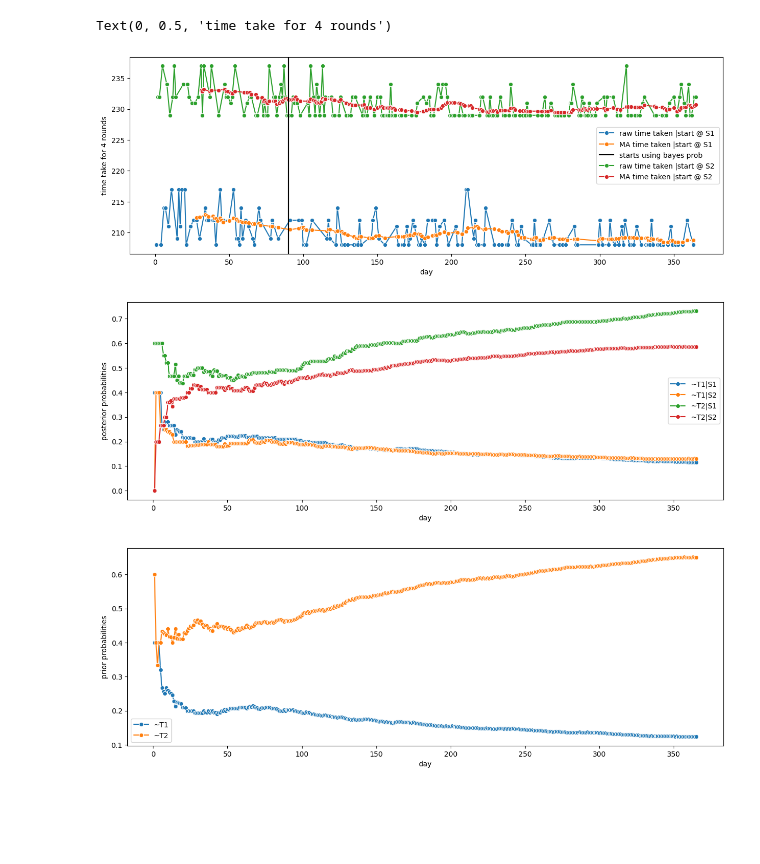
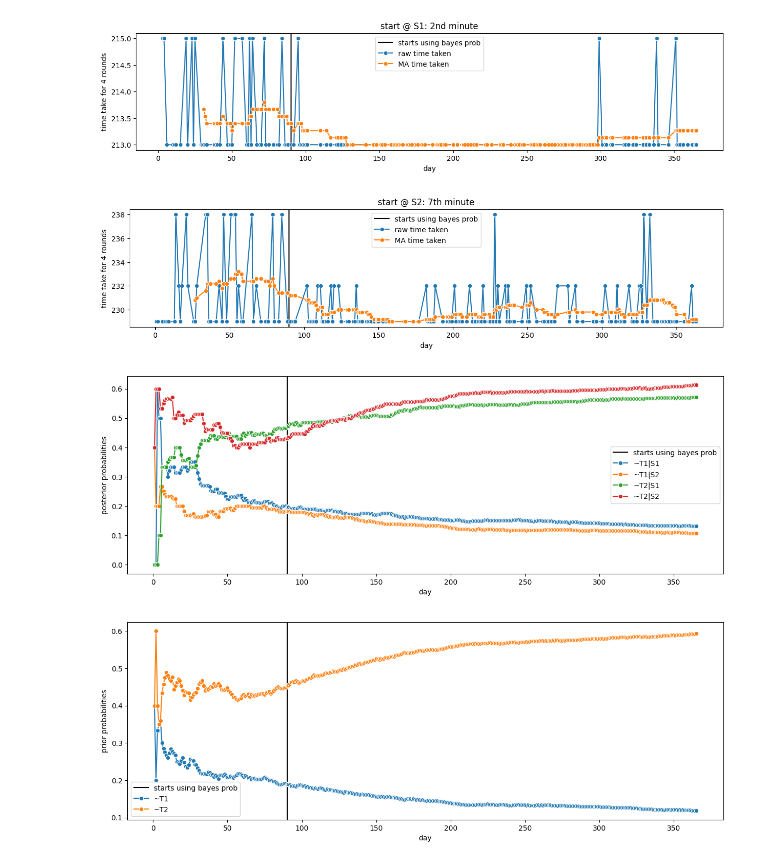
Before and after one commit to SanjayaElvitigala/hands_on_experiments_repo, a Jupyter notebook: blog/bayes_simu/bayes_simu_example.ipynb, the cells around one changed output. Saved outputs shown, nothing was run; the diff lists cells and outputs as text; code cells hidden in the pictures; blank space fills up the shorter version.

```diff
--- a/blog/bayes_simu/bayes_simu_example.ipynb
+++ b/blog/bayes_simu/bayes_simu_example.ipynb
@@ -8,26 +8,22 @@ import matplotlib.pyplot as plt
 # %%
 t_player_starts = [2,7]
 st_time_labels = ['S1','S2']
+minute_suffix = ['nd','th']
 traffic_lanes = ['T1','T2']
 
 t_lights_on = 5 #mins : time duration of traffic lights
-T1_on_frq = 5 # every 5 minutes T1 traffic light is on
+T1_on_frq = 10 # every 5 minutes T1 traffic light is on
 T2_on_frq = 30 # every 30 minutes T2 traffic light is on
 
 st_to_mid = 10 #mins : time taken to middle from start point
-mid_to_end = 10 #mins : time taken from middle to top of the road
+mid_to_top = 10 #mins : time taken from middle to top of the road
 
-# Note that time from the middle of the road to the starting point is st_to_mid+2*mid_to_end
-
-n_mins = 120 #mins
-
+# Note that time from the middle of the road to the starting point is st_to_mid+2*mid_to_top
+n_mins = 1000 #mins
 n_days = 365 #days
 trial_period = 90 #days
 
-
 n_rounds = 4
-
-
 operate_times = lambda on_freq : np.arange(start=0,stop=n_mins, step=on_freq)
 
 T1_start_end = np.concatenate(
@@ -125,7 +121,6 @@ for day in range(1,n_days+1):
         traf_light_time = get_waiting_time(traffic_lane_st_end[chosen_lane], t_taken)
         t_taken+=traf_light_time
 
-
         if traf_light_time==0:
             mod_chosen_lane = f'~{chosen_lane}'
         else:
@@ -135,7 +130,7 @@ for day in range(1,n_days+1):
         count_tracker[mod_chosen_lane]+=1
 
 
-        t_taken+=(2*mid_to_end+st_to_mid)
+        t_taken+=(2*mid_to_top+st_to_mid)
         curr_place = 'start'
         rounds+=1
 
@@ -143,18 +138,22 @@ for day in range(1,n_days+1):
     time_taken_record[st_label]['day'].append(day)
     time_taken_record[st_label]['time'].append(t_taken-st_time)
 # %%
-plt.figure(figsize=(15,5))
 
-for st_lab in st_time_labels:
+for index, st_lab in enumerate(st_time_labels):
+    start_t_str = f'{st_lab}: '+str(t_player_starts[index])+minute_suffix[index]
+
+    plt.figure(figsize=(15,3))
+    plt.axvline(trial_period, color = 'black',label='starts using bayes prob')
     plot_df = pd.DataFrame(time_taken_record[st_lab])
     plot_df['ma_time']  = plot_df['time'].rolling(15).mean()
-    sns.lineplot(data=plot_df,x='day',y='time', marker='o', label=f'raw time taken |start @ {st_lab} ')
-    sns.lineplot(data=plot_df,x='day',y='ma_time', marker='o', label=f'MA time taken |start @ {st_lab} ')
-    plt.axvline(trial_period, color = 'black',label='starts using bayes prob')
-plt.ylabel(f'time take for {n_rounds} rounds')
+    sns.lineplot(data=plot_df,x='day',y='time', marker='o', label=f'raw time taken')
+    sns.lineplot(data=plot_df,x='day',y='ma_time', marker='o', label=f'MA time taken')
+
+    plt.title(f'start @ {start_t_str} minute')
+    plt.ylabel(f'time take for {n_rounds} rounds')
 # %% [output]
-Text(0, 0.5, 'time take for 4 rounds')
-[figure, old version]
+[figure, new version]
+[figure, added]
 # %%
 
 
@@ -176,15 +175,17 @@ posterior_variation_df = pd.DataFrame(posterior_variation).fillna(0)
 priors_variation_df = pd.DataFrame(priors_variation).fillna(0)
 # %%
 plt.figure(figsize=(15,5))
+plt.axvline(trial_period, color = 'black',label='starts using bayes prob')
 for prb in posterior_variation_df.columns[1:]:
  sns.lineplot(data=posterior_variation_df,x='day',y=prb, label=prb, marker='o')
  plt.ylabel('posterior probabilities')
 # %% [output]
-[figure, old version]
+[figure, new version]
 # %%
 plt.figure(figsize=(15,5))
+plt.axvline(trial_period, color = 'black',label='starts using bayes prob')
 for prb in priors_variation_df.columns[1:]:
  sns.lineplot(data=priors_variation_df,x='day',y=prb, label=prb, marker='o')
  plt.ylabel('prior probabilities')
 # %% [output]
-[figure, old version]
+[figure, new version]
```
